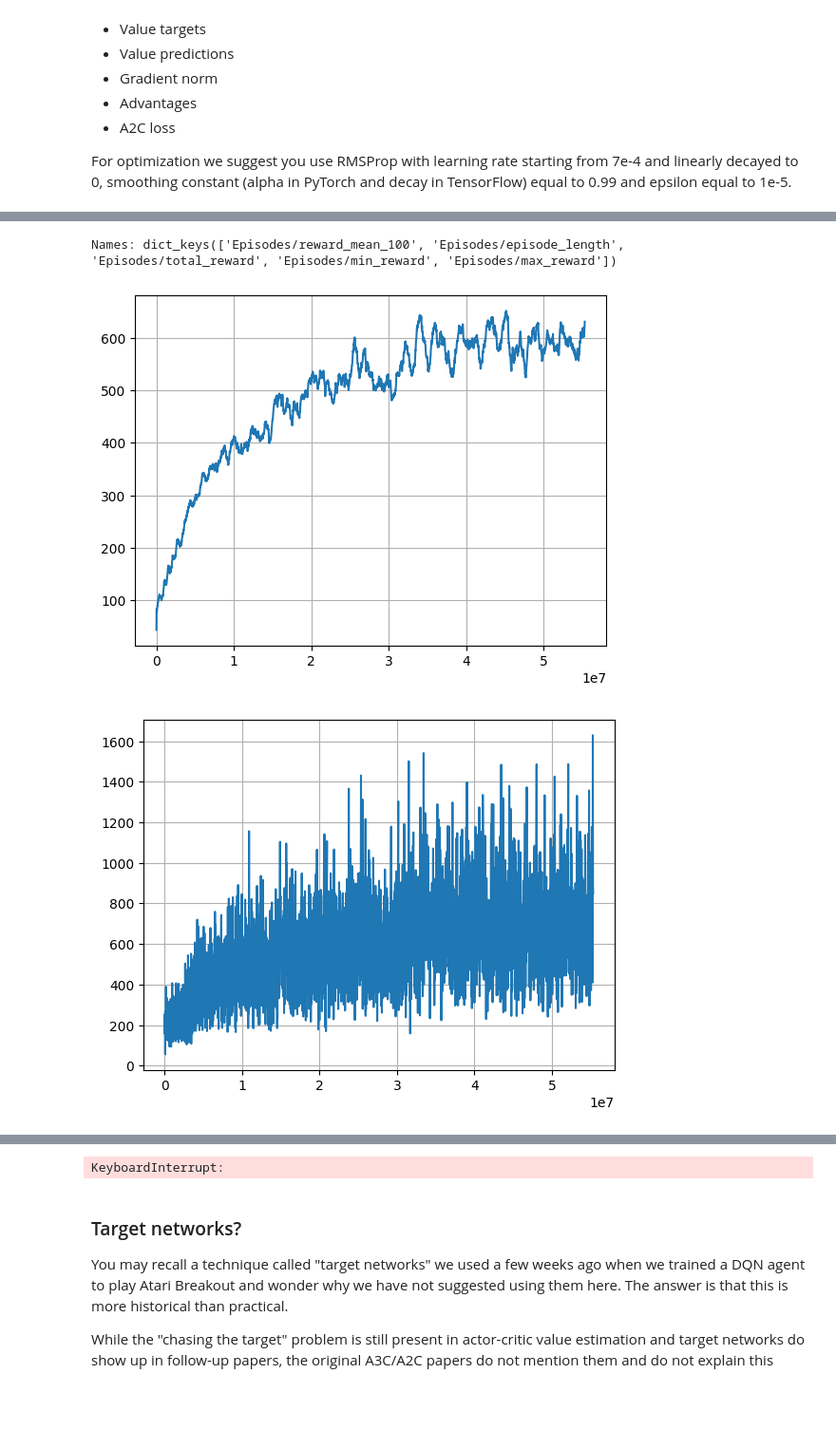
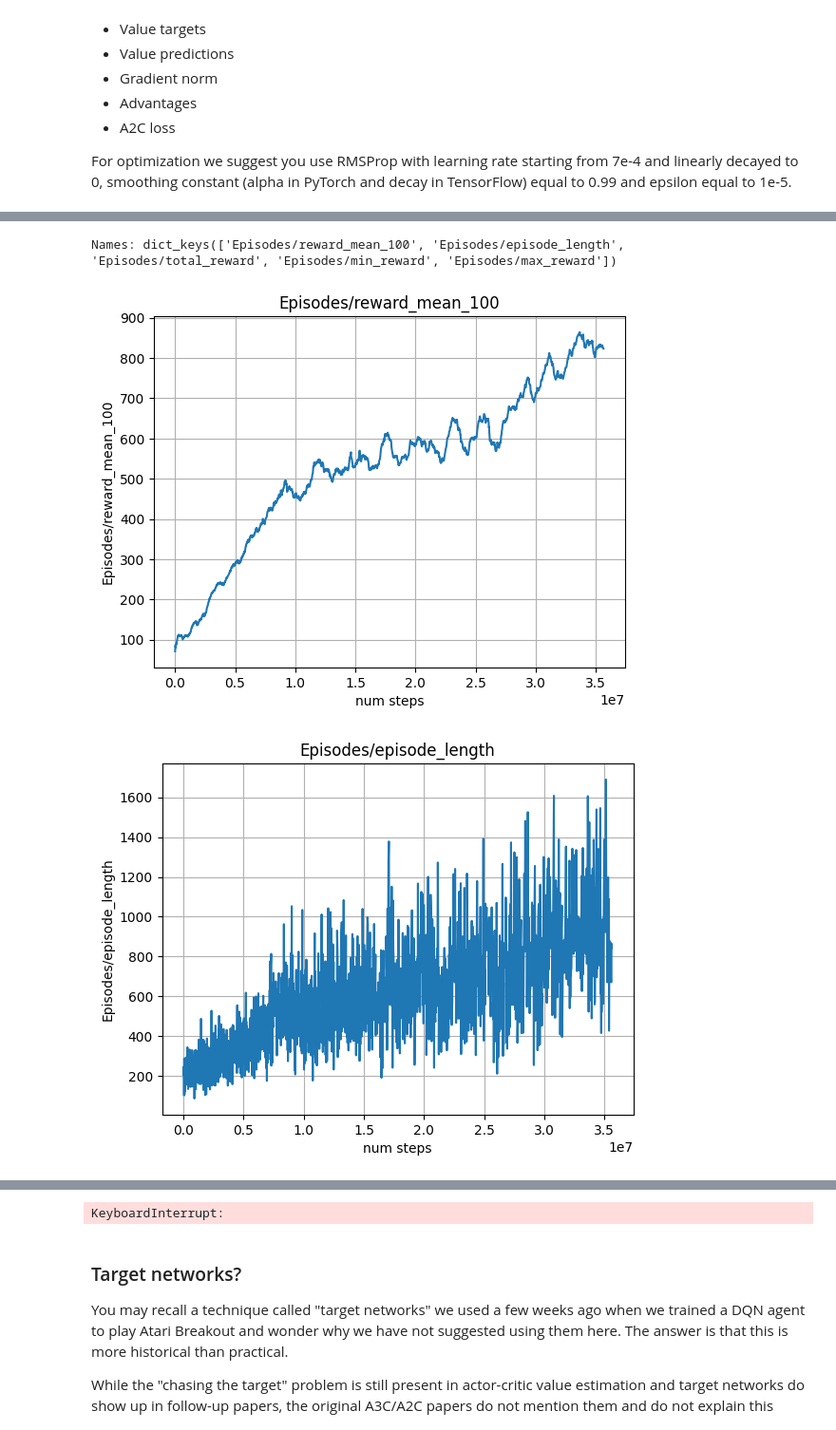
Before and after one commit to PsAndr/Practical_RL, a Jupyter notebook: week06_policy_based/a2c-optional.ipynb, the cells around one changed output, grey strips where cells are left out. Shown at 95% size. Drawn from its saved outputs; the diff is of its cells as text; code cells hidden in the pictures; blank space fills up the shorter version.

```diff
--- a/week06_policy_based/a2c-optional.ipynb
+++ b/week06_policy_based/a2c-optional.ipynb
@@ -13,7 +13,7 @@ from atari_wrappers import nature_dqn_env
 
 
 env_name = "SpaceInvadersNoFrameskip-v4"
-nenvs = 10  # change this if you have more than 8 CPU ;)
+nenvs = 12  # change this if you have more than 8 CPU ;)
 summaries = "Numpy"
 
 env = nature_dqn_env(env_name, nenvs=nenvs, summaries=summaries)
@@ -335,73 +336,70 @@ Reusing TensorBoard on port 6006 (pid 34656), started 1 day, 11:30:04 ago. (Use
 [interactive output not drawn]
+# %%
+import matplotlib.pyplot as plt
+from atari_wrappers import NumpySummaries
+
+def plot(name):
+    plt.title(name)
+    plt.xlabel('num steps')
+    plt.ylabel(name)
+    vals = NumpySummaries.get_values(name)
+    plt.plot(list(map(lambda x: x[0], vals)), list(map(lambda x: x[1], vals)))
+    plt.grid()
+    plt.show()
 # %%
 # a2c = <YOUR CODE: create an instance of the algorithm>
 
 # <YOUR CODE: write a training loop>
 
 optimizer = torch.optim.RMSprop(model.parameters(), lr=7e-4, alpha=0.99, eps=1e-5)
-a2c = A2C(policy, optimizer, value_loss_coef=0.25, entropy_coef=0.01, max_grad_norm=0.5)
+a2c = A2C(policy, optimizer, value_loss_coef=0.25, entropy_coef=0.01, max_grad_norm=1.)
 
 from tensorboardX import SummaryWriter
 from IPython.display import clear_output
-from atari_wrappers import NumpySummaries
 from tqdm import tqdm
-import matplotlib.pyplot as plt
 
 writer = SummaryWriter('logs/a2c')
-# summaries = NumpySummaries(env, 'a2c')
 
 total_steps = 0
-max_steps = 1_000_000_000  # 10 million
+max_steps = 100_000_000
 log_interval = 1000
-episode_rewards = []  # store raw episode returns (from unwrapped env)
+episode_rewards = []
 ind = 0
 
 runner.reset()
 pbar = tqdm(total=max_steps, desc='Training')
 while total_steps < max_steps:
-    # Collect a trajectory
-    # NumpySummaries.add_summary(runner.step_var)
     trajectory = runner.get_next()
 
     if ind % log_interval == 0:
         clear_output(True)
-        vals = NumpySummaries.get_values("Episodes/reward_mean_100")
+
         print('Names:', NumpySummaries.get_names())
-        # print('Vals:', vals)
-        plt.plot(list(map(lambda x: x[0], vals)), list(map(lambda x: x[1], vals)))
-        plt.grid()
-        plt.show()
-        vals = NumpySummaries.get_values("Episodes/episode_length")
-        plt.plot(list(map(lambda x: x[0], vals)), list(map(lambda x: x[1], vals)))
-        plt.grid()
-        plt.show()
-        vals = NumpySummaries.get_values("Episodes/total_reward")
-        plt.plot(list(map(lambda x: x[0], vals)), list(map(lambda x: x[1], vals)))
-        plt.grid()
-        plt.show()
-        # input()
+        plot("Episodes/reward_mean_100")
+        plot("Episodes/episode_length")
+        plot("Episodes/total_reward")
     metrics = a2c.step(trajectory)
 
-    nsteps = len(trajectory['rewards'])  # = nsteps * nenvs
+    nsteps = len(trajectory['rewards'])
     total_steps += nsteps
     pbar.update(nsteps)
 
     if total_steps // log_interval > (total_steps - nsteps) // log_interval:
         for k, v in metrics.items():
             writer.add_scalar(k, v, total_steps)
         if hasattr(env, 'get_episode_returns'):
             returns = env.get_episode_returns()
             if returns:
                 writer.add_scalar('episode_return', np.mean(returns), total_steps)
 
     lr = 7e-4 * (1 - total_steps / max_steps)
     for param_group in optimizer.param_groups:
         param_group['lr'] = lr
     ind += 1
 
 writer.close()
 pbar.close()
 # %% [output]
 Names: dict_keys(['Episodes/reward_mean_100', 'Episodes/episode_length', 'Episodes/total_reward', 'Episodes/min_reward', 'Episodes/max_reward'])
-[figure, old version]
+[figure, new version]
-[figure, old version]
+[figure, new version]
```
Also changed, not shown: parts of 10 cells of this notebook.
